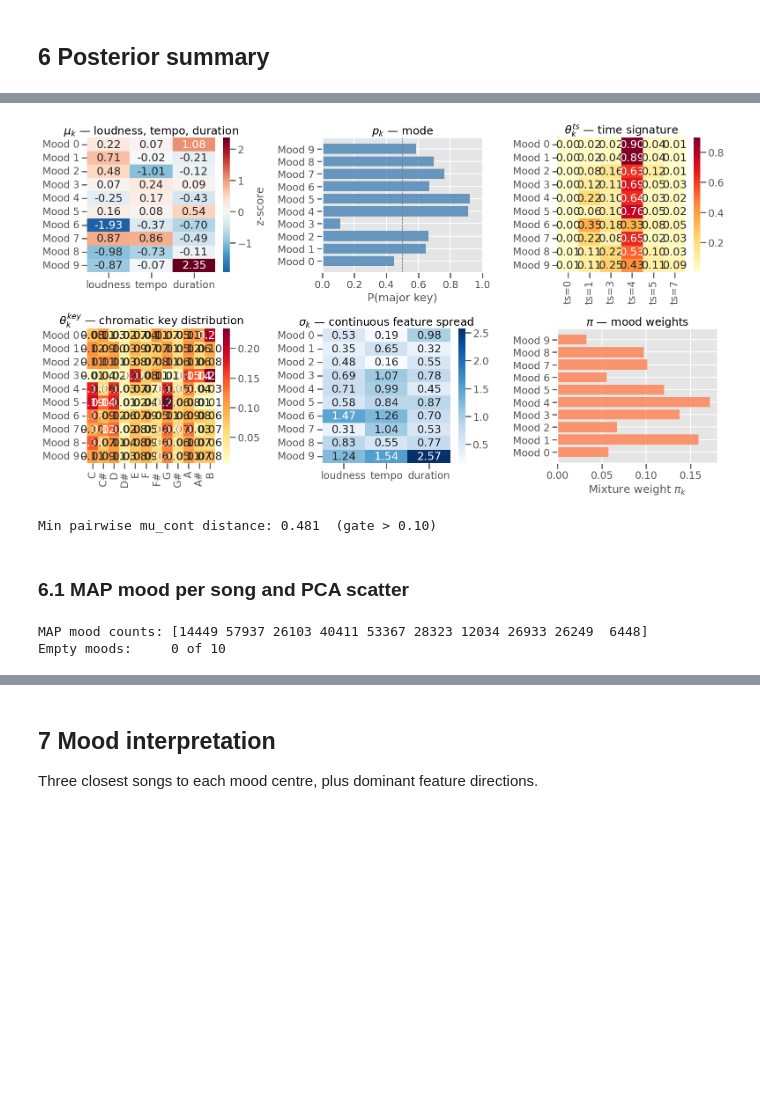
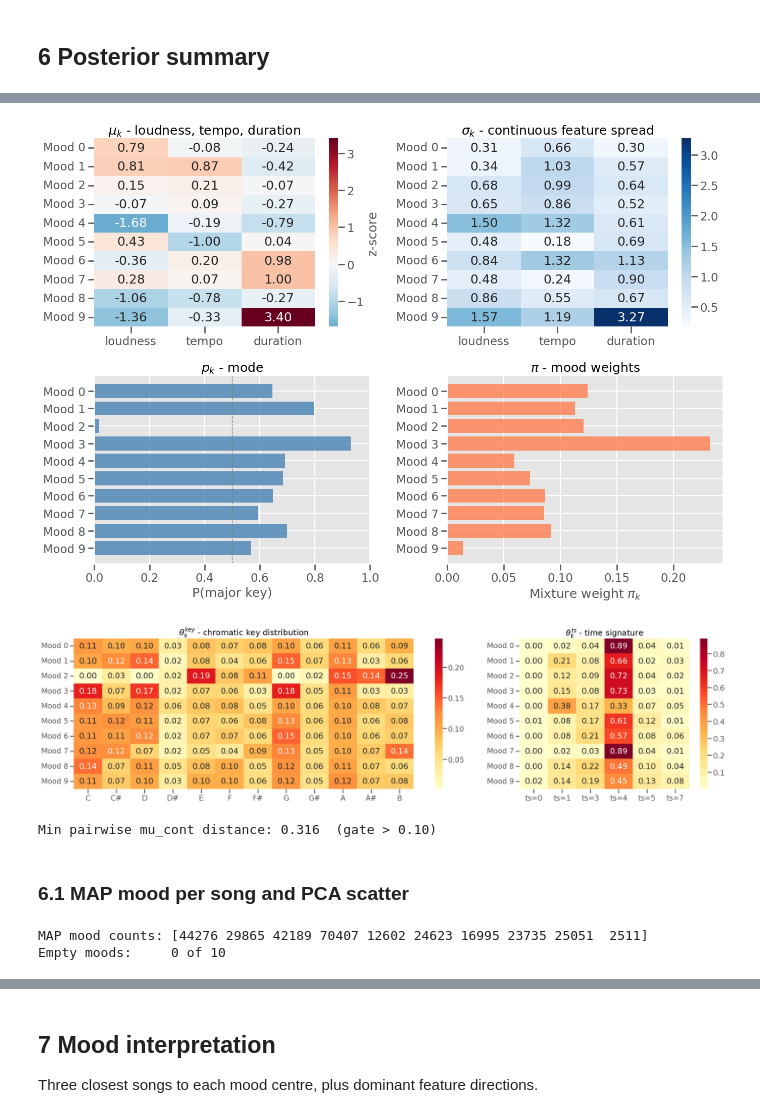
Before and after one commit to Maglehoj/MBML---2026, a Jupyter notebook: phase1_mood_model_w-genres.ipynb, the cells around one changed output, grey strips where cells are left out. Saved outputs shown, nothing was run; the diff lists cells and outputs as text; code cells hidden in the pictures; blank space fills up the shorter version.

```diff
--- a/phase1_mood_model_w-genres.ipynb
+++ b/phase1_mood_model_w-genres.ipynb
@@ -223,7 +223,7 @@ We sweep $K \in \{2, 3, \ldots, 15\}$, running 500 SVI steps per value with mult
 # %%
 from itertools import combinations as _combs
 
-K_SWEEP = list(range(2, 16))  # K = 2, 3, ..., 15
+K_SWEEP = [4, 5, 6, 7, 8, 9, 10, 11, 12]  # K = 4, 5, ..., 12
 sweep_results = []
 
 for K in K_SWEEP:
@@ -282,7 +282,7 @@ axes[0,0].set_xlabel('K'); axes[0,0].set_ylabel('ELBO loss (lower = better)')
 axes[0,0].set_title('ELBO loss vs K')
 axes[0,0].set_xticks(K_SWEEP)
 
-# Delta-ELBO elbow plot — key chart for K selection
+# Delta-ELBO elbow plot - key chart for K selection
 axes[0,1].bar(df_sweep['K'][1:], df_sweep['delta_elbo'][1:], color='steelblue', alpha=0.8)
 axes[0,1].axhline(0, color='grey', lw=0.8)
 axes[0,1].set_xlabel('K'); axes[0,1].set_ylabel('ELBO gain from adding one more mood')
@@ -490,46 +494,54 @@ Mood 7     0.867  0.860    -0.487
 # %%
 from itertools import combinations
 
-fig, axes = plt.subplots(2, 3, figsize=(16, 9))
+# --- Figure 1: 2x2 grid for continuous posteriors ---
+fig1, axes = plt.subplots(2, 2, figsize=(14, 10))
 
-# Row 1: continuous mu_k, p_mode, time_signature theta
-sns.heatmap(df_mu, annot=True, fmt='.2f', cmap='RdBu_r', center=0, ax=axes[0,0],
+sns.heatmap(df_mu, annot=True, fmt='.2f', cmap='RdBu_r', center=0, ax=axes[0, 0],
             cbar_kws={'label': 'z-score'})
-axes[0,0].set_title('$\\mu_k$ — loudness, tempo, duration')
+axes[0, 0].set_title('$\\mu_k$ - loudness, tempo, duration')
 
-axes[0,1].barh(MOOD_NAMES, p_mode_med, color='steelblue', alpha=0.8)
-axes[0,1].axvline(0.5, color='grey', ls='--', lw=1)
-axes[0,1].set_xlim(0, 1); axes[0,1].set_xlabel('P(major key)')
-axes[0,1].set_title('$p_k$ — mode')
+sns.heatmap(pd.DataFrame(sigma_med, columns=CONT_COLS, index=MOOD_NAMES),
+            annot=True, fmt='.2f', cmap='Blues', ax=axes[0, 1])
+axes[0, 1].set_title('$\\sigma_k$ - continuous feature spread')
 
-sns.heatmap(theta_ts, annot=True, fmt='.2f', cmap='YlOrRd', ax=axes[0,2],
+axes[1, 0].barh(MOOD_NAMES, p_mode_med, color='steelblue', alpha=0.8)
+axes[1, 0].invert_yaxis()
+axes[1, 0].axvline(0.5, color='grey', ls='--', lw=1)
+axes[1, 0].set_xlim(0, 1)
+axes[1, 0].set_xlabel('P(major key)')
+axes[1, 0].set_title('$p_k$ - mode')
+
+axes[1, 1].barh(MOOD_NAMES, pi_med, color='coral', alpha=0.8)
+axes[1, 1].invert_yaxis()
+axes[1, 1].set_xlabel('Mixture weight $\\pi_k$')
+axes[1, 1].set_title('$\\pi$ - mood weights')
+
+fig1.tight_layout()
+plt.show()
+
+# --- Figure 2: theta heatmaps ---
+fig2, axes2 = plt.subplots(1, 2, figsize=(22, 6),
+                            gridspec_kw={'width_ratios': [2, 1]})
+
+sns.heatmap(theta_key, annot=True, fmt='.2f', cmap='YlOrRd', ax=axes2[0],
+            xticklabels=KEY_NAMES, yticklabels=MOOD_NAMES)
+axes2[0].set_title('$\\theta_k^{key}$ - chromatic key distribution')
+
+sns.heatmap(theta_ts, annot=True, fmt='.2f', cmap='YlOrRd', ax=axes2[1],
             xticklabels=TS_LABELS, yticklabels=MOOD_NAMES)
-axes[0,2].set_title('$\\theta_k^{ts}$ — time signature')
+axes2[1].set_title('$\\theta_k^{ts}$ - time signature')
 
-# Row 2: key distribution heatmap (12 pitch classes)
-sns.heatmap(theta_key, annot=True, fmt='.2f', cmap='YlOrRd', ax=axes[1,0],
-            xticklabels=KEY_NAMES, yticklabels=MOOD_NAMES)
-axes[1,0].set_title('$\\theta_k^{key}$ — chromatic key distribution')
-
-# Sigma heatmap
-sns.heatmap(pd.DataFrame(sigma_med, columns=CONT_COLS, index=MOOD_NAMES),
-            annot=True, fmt='.2f', cmap='Blues', ax=axes[1,1])
-axes[1,1].set_title('$\\sigma_k$ — continuous feature spread')
-
-# pi bar
-axes[1,2].barh(MOOD_NAMES, pi_med, color='coral', alpha=0.8)
-axes[1,2].set_xlabel('Mixture weight $\\pi_k$')
-axes[1,2].set_title('$\\pi$ — mood weights')
-
-plt.tight_layout()
+fig2.tight_layout()
 plt.show()
 
 pair_dist = min(np.linalg.norm(mu_med[i] - mu_med[j])
                 for i, j in combinations(range(K_BASELINE), 2))
 print(f"Min pairwise mu_cont distance: {pair_dist:.3f}  (gate > 0.10)")
 # %% [output]
-[figure, old version]
+[figure, new version]
+[figure, added]
-Min pairwise mu_cont distance: 0.481  (gate > 0.10)
+Min pairwise mu_cont distance: 0.316  (gate > 0.10)
 # %% [markdown]
 ### 6.1  MAP mood per song and PCA scatter
 # %%
@@ -546,7 +558,7 @@ mood_counts = np.bincount(z_map, minlength=K_BASELINE)
 print(f"MAP mood counts: {mood_counts}")
 print(f"Empty moods:     {(mood_counts == 0).sum()} of {K_BASELINE}")
 # %% [output]
-MAP mood counts: [14449 57937 26103 40411 53367 28323 12034 26933 26249  6448]
+MAP mood counts: [44276 29865 42189 70407 12602 24623 16995 23735 25051  2511]
 Empty moods:     0 of 10
 # %%
 pca = PCA(n_components=2, random_state=67)
```
Also changed, not shown: parts of 16 cells of this notebook, 3 other files.
